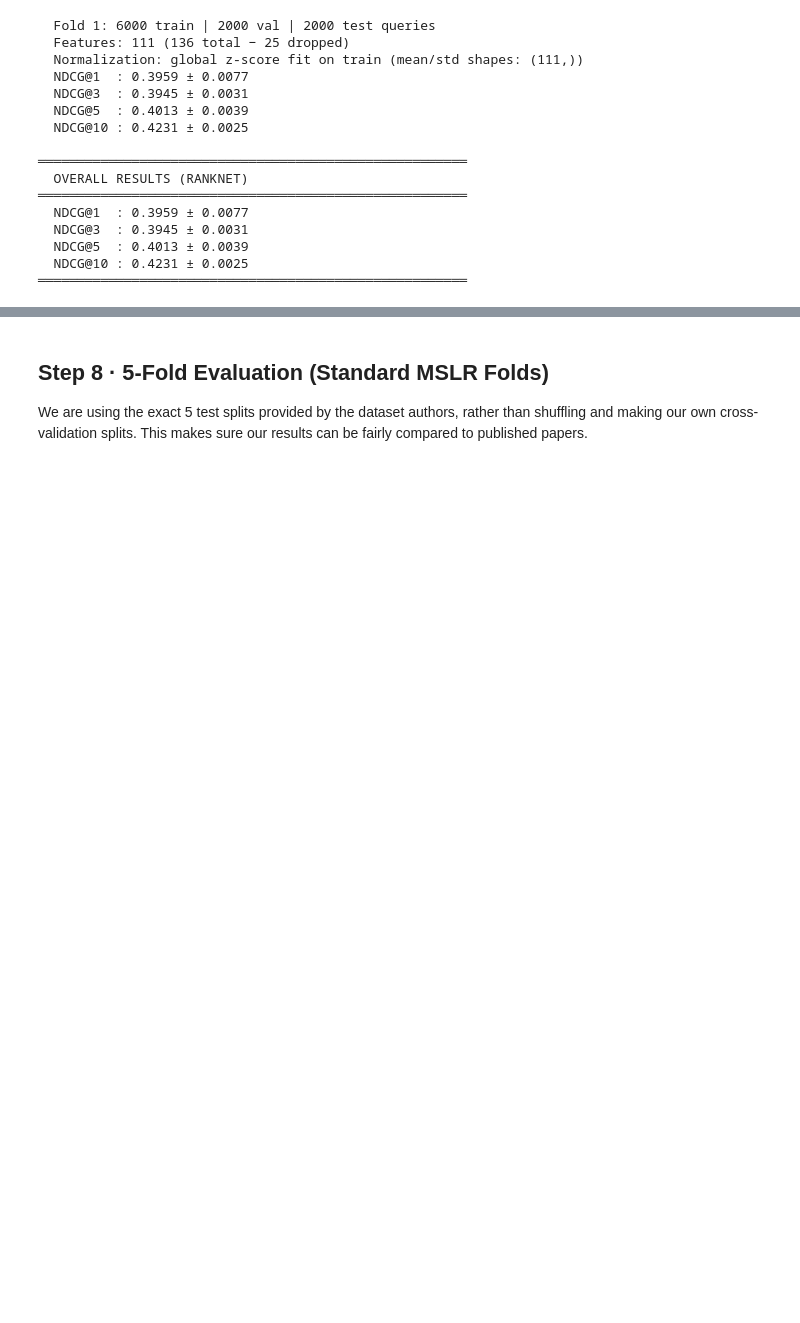
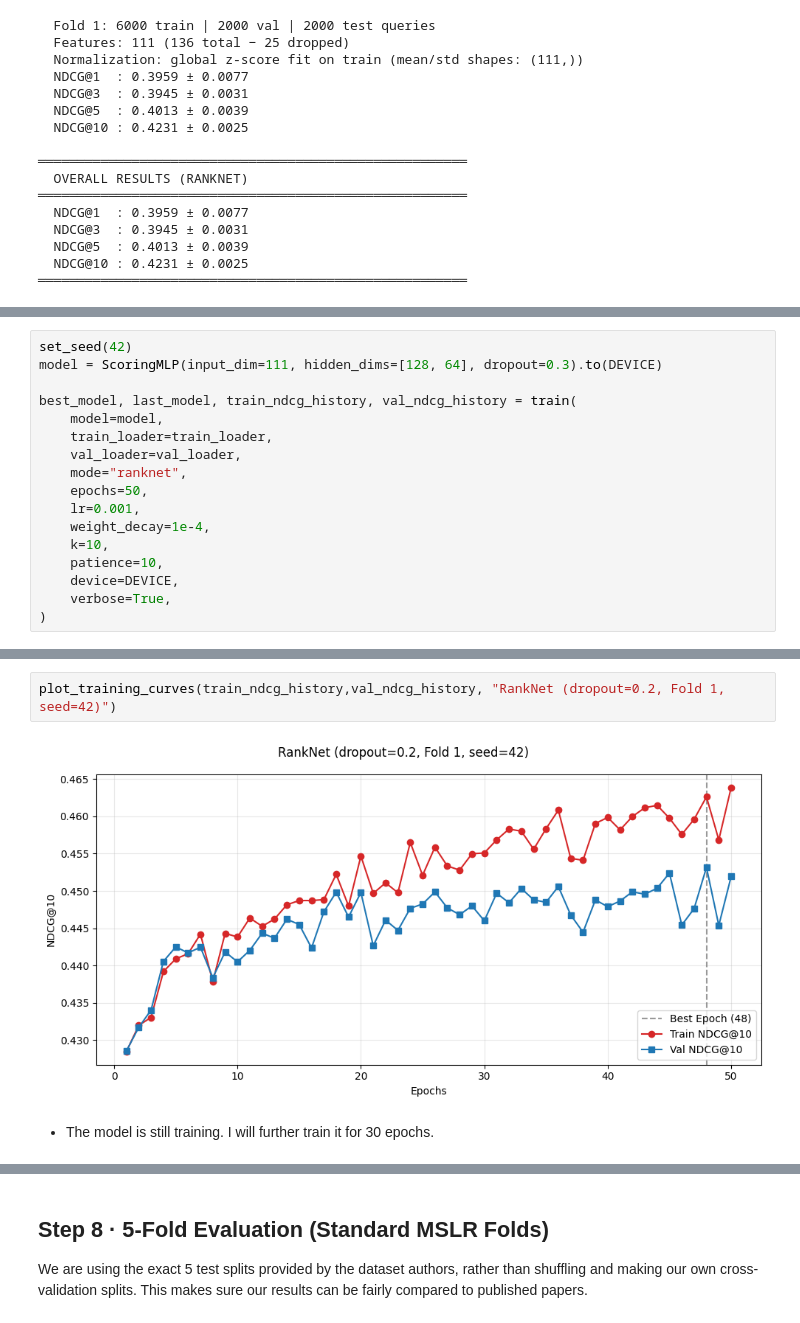
Before and after one commit to navaneeswar854/Learning-To-Rank-for-Search, a Jupyter notebook: Pairwise Approaches/notebooks(MSLR)/01_ranknet.ipynb, the cells around one changed output, grey strips where cells are left out. Saved outputs shown, nothing was run; the diff lists cells and outputs as text; blank space fills up the shorter version.

```diff
--- a/Pairwise Approaches/notebooks(MSLR)/01_ranknet.ipynb
+++ b/Pairwise Approaches/notebooks(MSLR)/01_ranknet.ipynb
@@ -453,0 +506,17 @@ ranknet_results = cross_fold_eval(
+# %%
+set_seed(42)
+model = ScoringMLP(input_dim=111, hidden_dims=[128, 64], dropout=0.3).to(DEVICE)
+
+best_model, last_model, train_ndcg_history, val_ndcg_history = train(
+    model=model,
+    train_loader=train_loader,
+    val_loader=val_loader,
+    mode="ranknet",
+    epochs=50,
+    lr=0.001,
+    weight_decay=1e-4,
+    k=10,
+    patience=10,
+    device=DEVICE,
+    verbose=True,
+)
@@ -453,0 +541,6 @@ ranknet_results = cross_fold_eval(
+# %%
+plot_training_curves(train_ndcg_history,val_ndcg_history, "RankNet (dropout=0.2, Fold 1, seed=42)")
+# %% [output]
+[figure, added]
+# %% [markdown]
+- The model is still training. I will further train it for 30 epochs.
```
Also changed, not shown: parts of 47 cells of this notebook, 12 other files.
